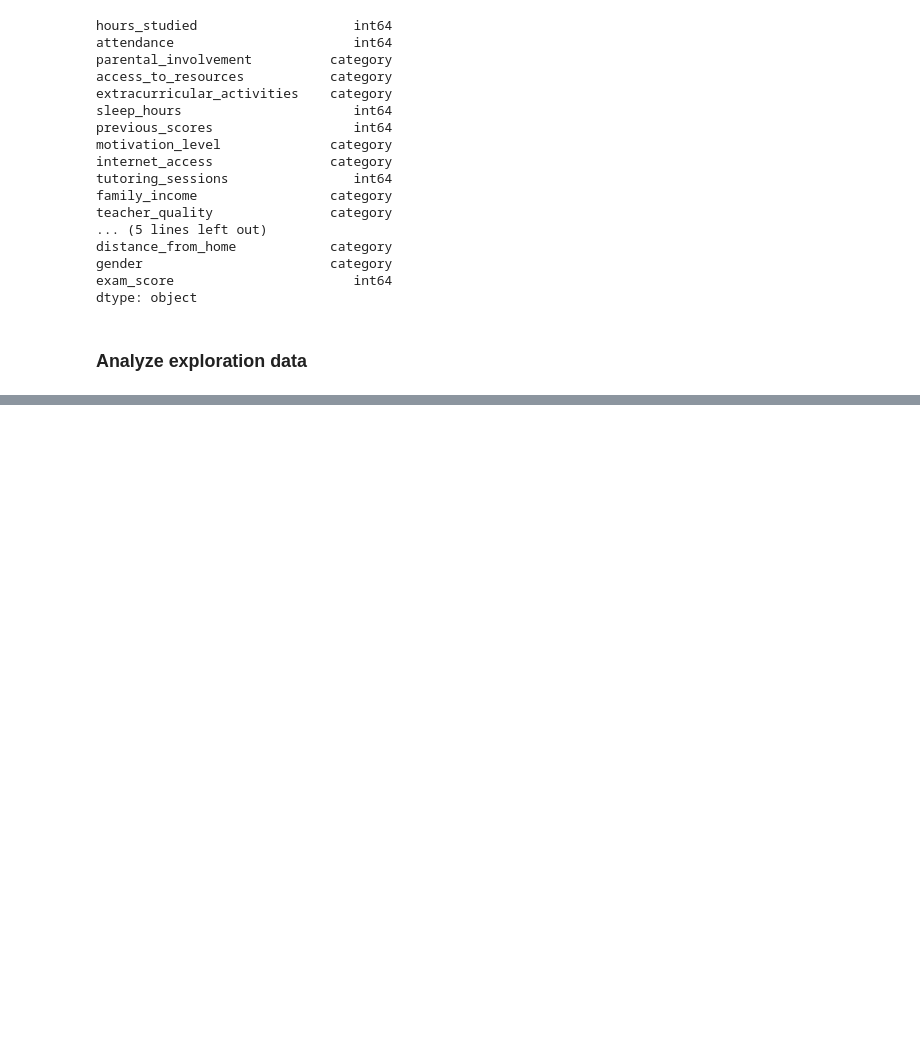
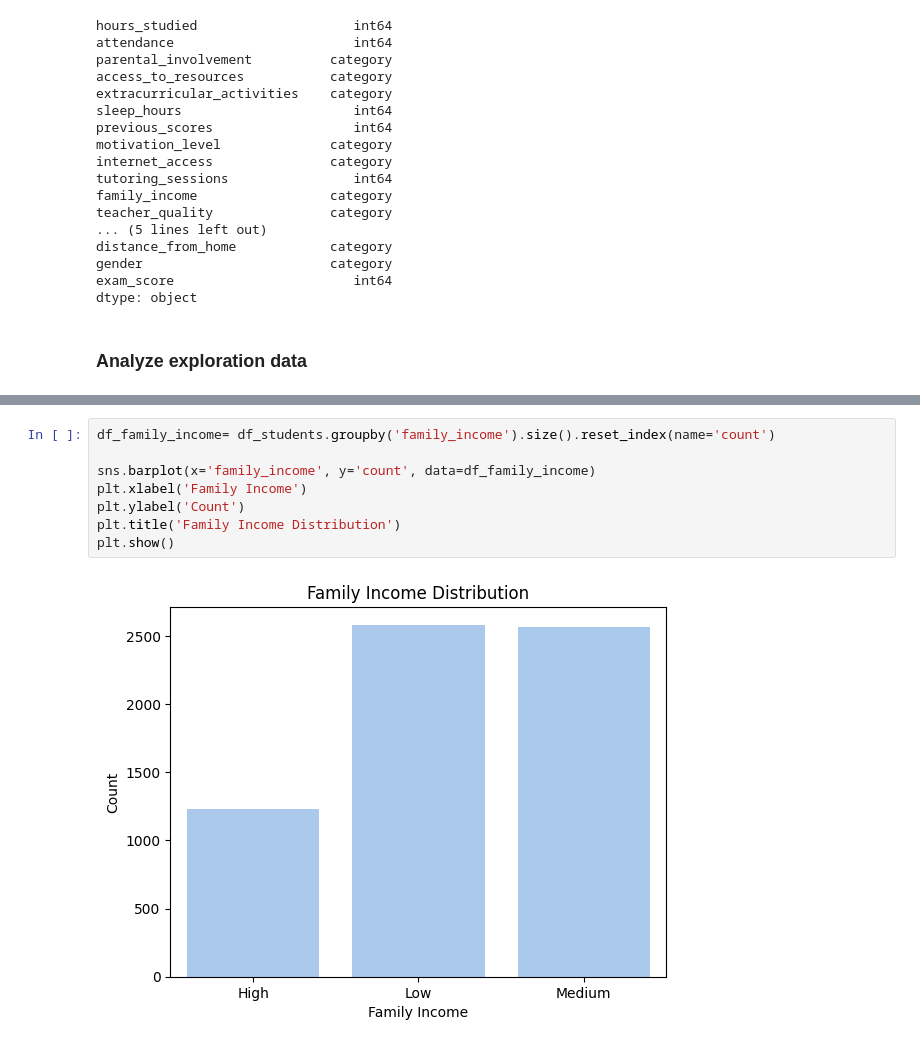
Before and after one commit to thelightfeaver/machine-leaning-practices, a Jupyter notebook: proyect/student.ipynb, the cells around one changed output, grey strips where cells are left out. Cells and saved outputs as stored; diff of their text form; blank space fills up the shorter version.

```diff
--- a/proyect/student.ipynb
+++ b/proyect/student.ipynb
@@ -120,0 +145,10 @@ score_according_by_hours_mean = df_students[df_students['hours_studied'] > hours
+# %%
+df_family_income= df_students.groupby('family_income').size().reset_index(name='count')
+
+sns.barplot(x='family_income', y='count', data=df_family_income)
+plt.xlabel('Family Income')
+plt.ylabel('Count')
+plt.title('Family Income Distribution')
+plt.show()
+# %% [output]
+[figure, added]
```
Also changed, not shown: parts of 12 cells of this notebook, 2 other files.
